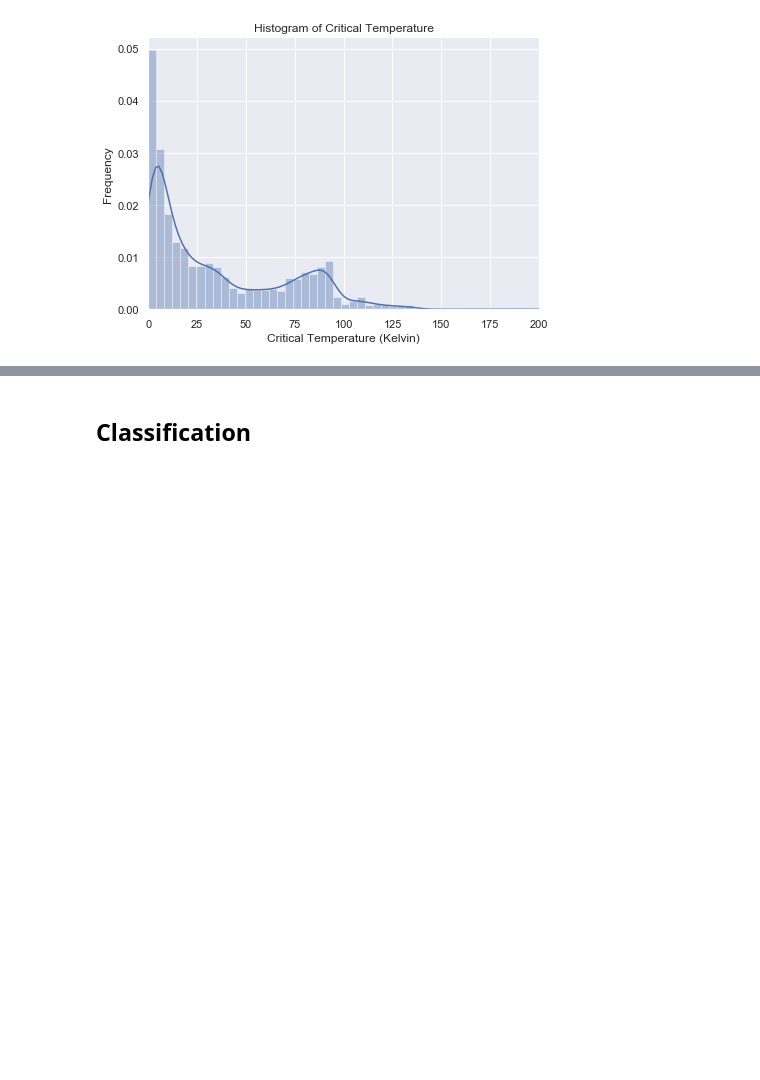
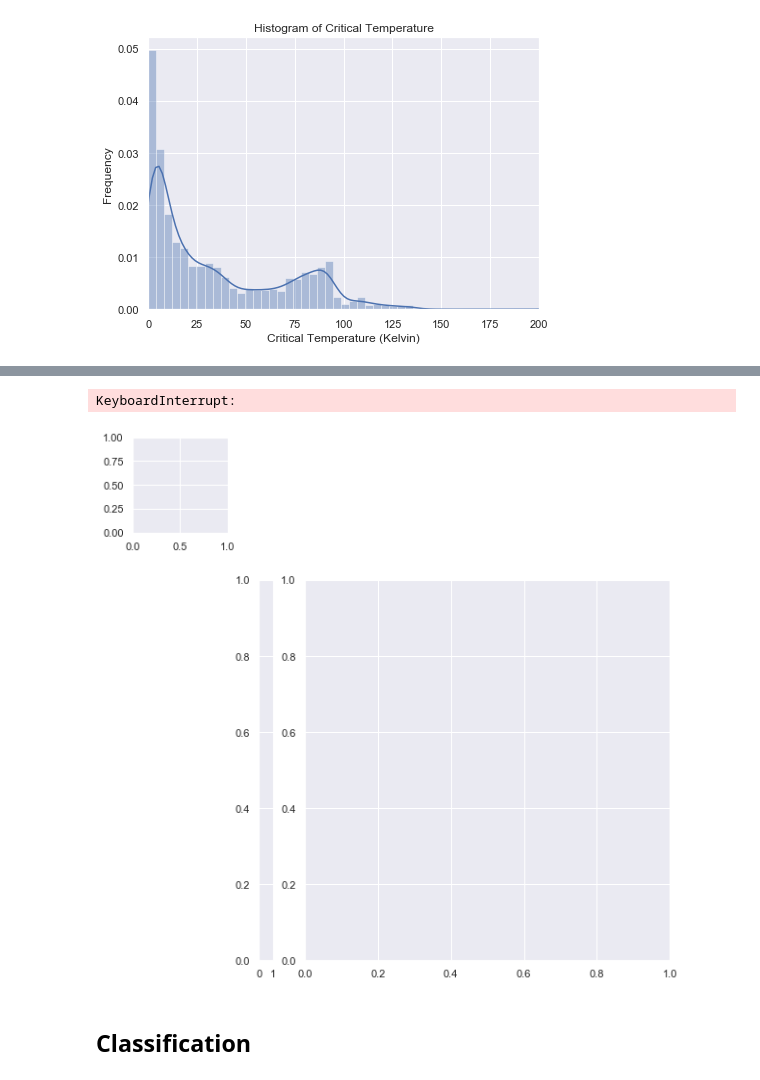
Before and after one commit to christinalchang/ucdavis-sta160, a Jupyter notebook: superconductivity_notebook.ipynb, the cells around one changed output, grey strips where cells are left out. Saved outputs shown, nothing was run; the diff lists cells and outputs as text; code cells hidden in the pictures; blank space fills up the shorter version.

```diff
--- a/superconductivity_notebook.ipynb
+++ b/superconductivity_notebook.ipynb
@@ -86,3 +137,10 @@ plt.show()
+# %%
+col = df1['critical_temp'].map(dict(zip(df1['critical_temp'].unique(), "rbg")))
+sns.clustermap(df1.iloc[:,:-1], standard_scale=1, row_colors=col,method='centroid')
+plt.show()
+# %% [output]
+KeyboardInterrupt:
+[figure, added]
 # %% [markdown]
 ## Classification
 # %% [markdown]
```
Also changed, not shown: parts of 12 cells of this notebook.
